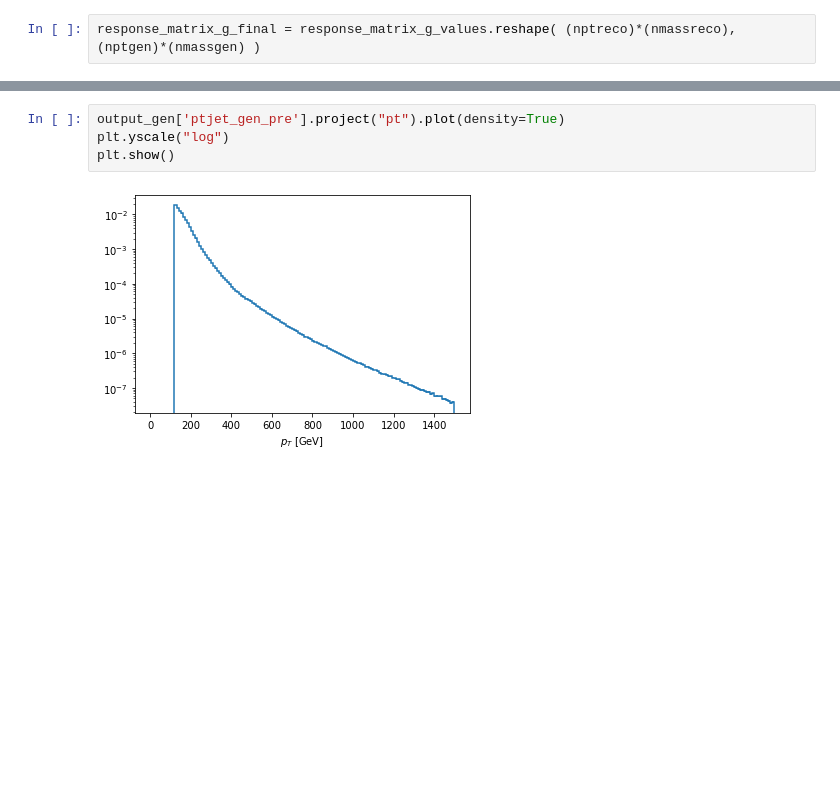
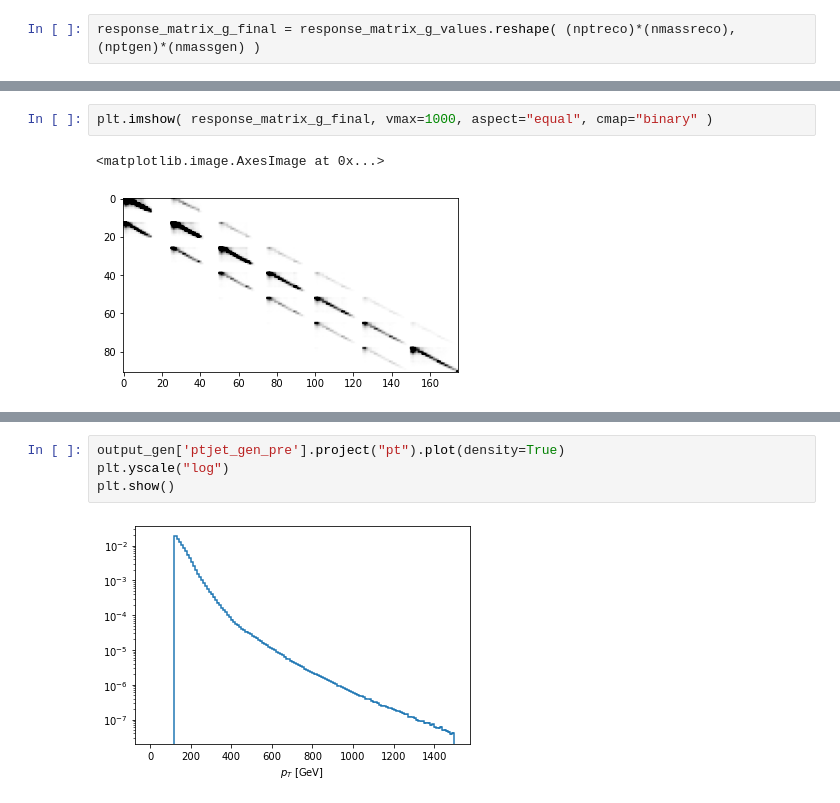
Before and after one commit to rappoccio/QJetMassUproot, a Jupyter notebook: compare_datamc_nanov9.ipynb, the cells around one changed output, grey strips where cells are left out. Cells and saved outputs as stored; diff of their text form; blank space fills up the shorter version.

```diff
--- a/compare_datamc_nanov9.ipynb
+++ b/compare_datamc_nanov9.ipynb
@@ -171,0 +172,5 @@ plt.imshow( np.log(response_matrix_g_final+1), vmax=1e-3, aspect="equal", cmap="
+# %%
+plt.imshow( response_matrix_g_final, vmax=1000, aspect="equal", cmap="binary" )
+# %% [output]
+<matplotlib.image.AxesImage at 0x...>
+[figure, added]
```
Also changed, not shown: parts of 35 cells of this notebook, 3 other files.
